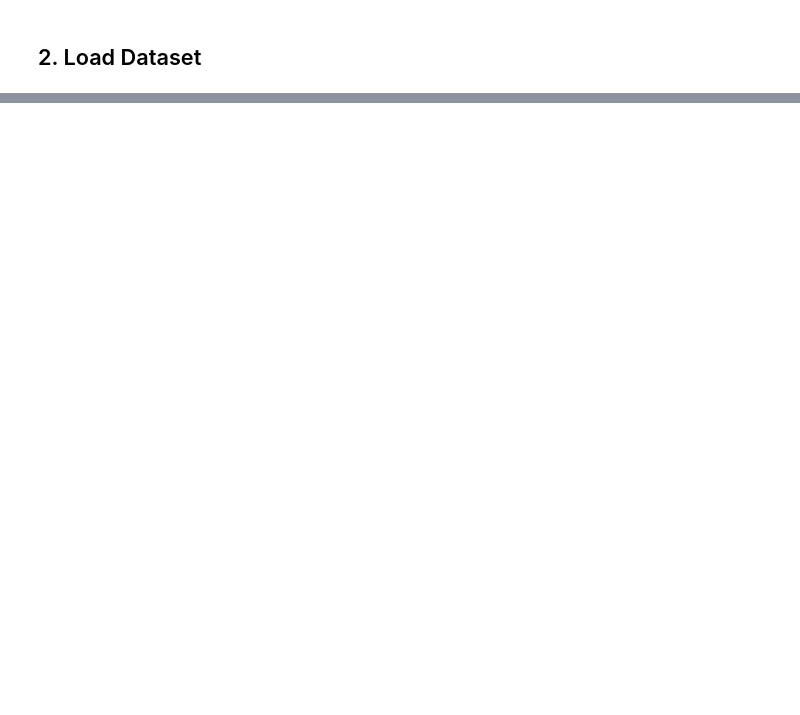
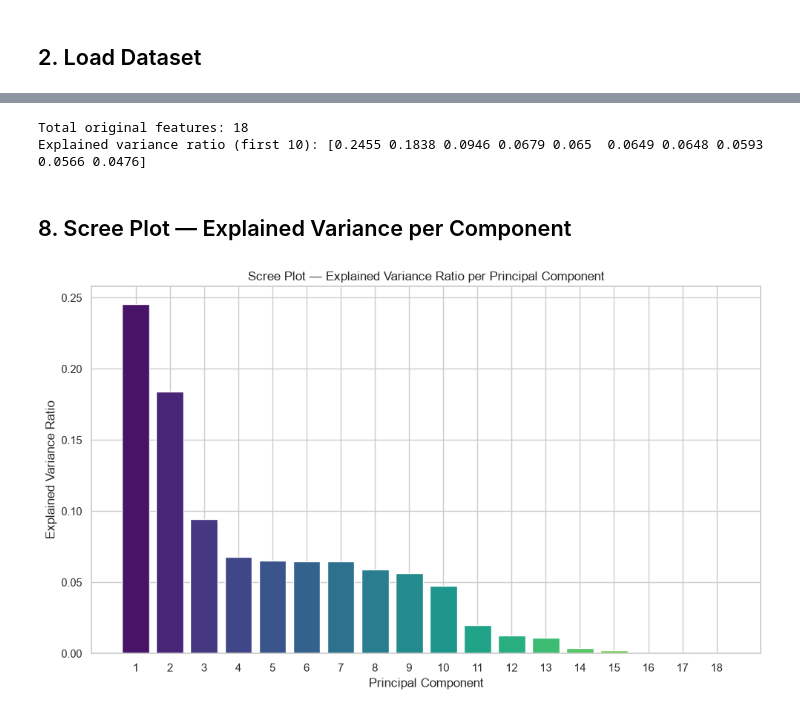
Before and after one commit to KiranAslam/ITSimplera_Institute, a Jupyter notebook: Week_03/notebooks/week3_pca.ipynb, the cells around one changed output, grey strips where cells are left out. Cells and saved outputs as stored; diff of their text form; code cells hidden in the pictures; blank space fills up the shorter version.

```diff
--- a/Week_03/notebooks/week3_pca.ipynb
+++ b/Week_03/notebooks/week3_pca.ipynb
@@ -57,0 +76,5 @@ print(f"Testing shape: {X_test.shape}")
+# %%
+categorical_cols = ["Load_Type", "DayOfWeek"]
+model_df = pd.get_dummies(model_df, columns=categorical_cols, drop_first=True)
+print("Shape after one-hot encoding:", model_df.shape)
+model_df.head()
@@ -57,0 +96,5 @@ print(f"Testing shape: {X_test.shape}")
+# %%
+n_before = len(model_df)
+model_df = model_df.dropna().reset_index(drop=True)
+n_after = len(model_df)
+print(f"Dropped {n_before - n_after} row(s) containing NaN (out of {n_before}).")
@@ -57,0 +123,12 @@ print(f"Testing shape: {X_test.shape}")
+# %%
+from sklearn.ensemble import RandomForestRegressor
+from sklearn.metrics import mean_absolute_error, mean_squared_error, r2_score
+rf_original = RandomForestRegressor(n_estimators=200, random_state=RANDOM_STATE, n_jobs=-1)
+rf_original.fit(X_train, y_train)
+
+y_pred_original = rf_original.predict(X_test)
+rmse_original = np.sqrt(mean_squared_error(y_test, y_pred_original))
+r2_original = r2_score(y_test, y_pred_original)
+mae_original = mean_absolute_error(y_test, y_pred_original)
+
+print(f"Original (no PCA) — MAE: {mae_original:.3f} | RMSE: {rmse_original:.3f} | R2: {r2_original:.4f}")
@@ -57,0 +143,30 @@ print(f"Testing shape: {X_test.shape}")
+# %%
+scaler = StandardScaler()
+X_train_scaled = scaler.fit_transform(X_train)
+X_test_scaled = scaler.transform(X_test)
+
+n_features = X_train_scaled.shape[1]
+pca_full = PCA(n_components=n_features, random_state=RANDOM_STATE)
+X_train_pca_full = pca_full.fit_transform(X_train_scaled)
+X_test_pca_full = pca_full.transform(X_test_scaled)
+
+print(f"Total original features: {n_features}")
+print("Explained variance ratio (first 10):", np.round(pca_full.explained_variance_ratio_[:10], 4))
+# %% [output]
+Total original features: 18
+Explained variance ratio (first 10): [0.2455 0.1838 0.0946 0.0679 0.065  0.0649 0.0648 0.0593 0.0566 0.0476]
+# %% [markdown]
+## 8. Scree Plot — Explained Variance per Component
+# %%
+plt.figure(figsize=(10, 6))
+components = np.arange(1, n_features + 1)
+plt.bar(components, pca_full.explained_variance_ratio_, color=sns.color_palette("viridis", n_features))
+plt.title("Scree Plot — Explained Variance Ratio per Principal Component")
+plt.xlabel("Principal Component")
+plt.ylabel("Explained Variance Ratio")
+plt.xticks(components)
+plt.tight_layout()
+plt.savefig("../static/scree_plot.png", dpi=120)
+plt.show()
+# %% [output]
+[figure, added]
```
Also changed, not shown: parts of 29 cells of this notebook, 2 other files.
